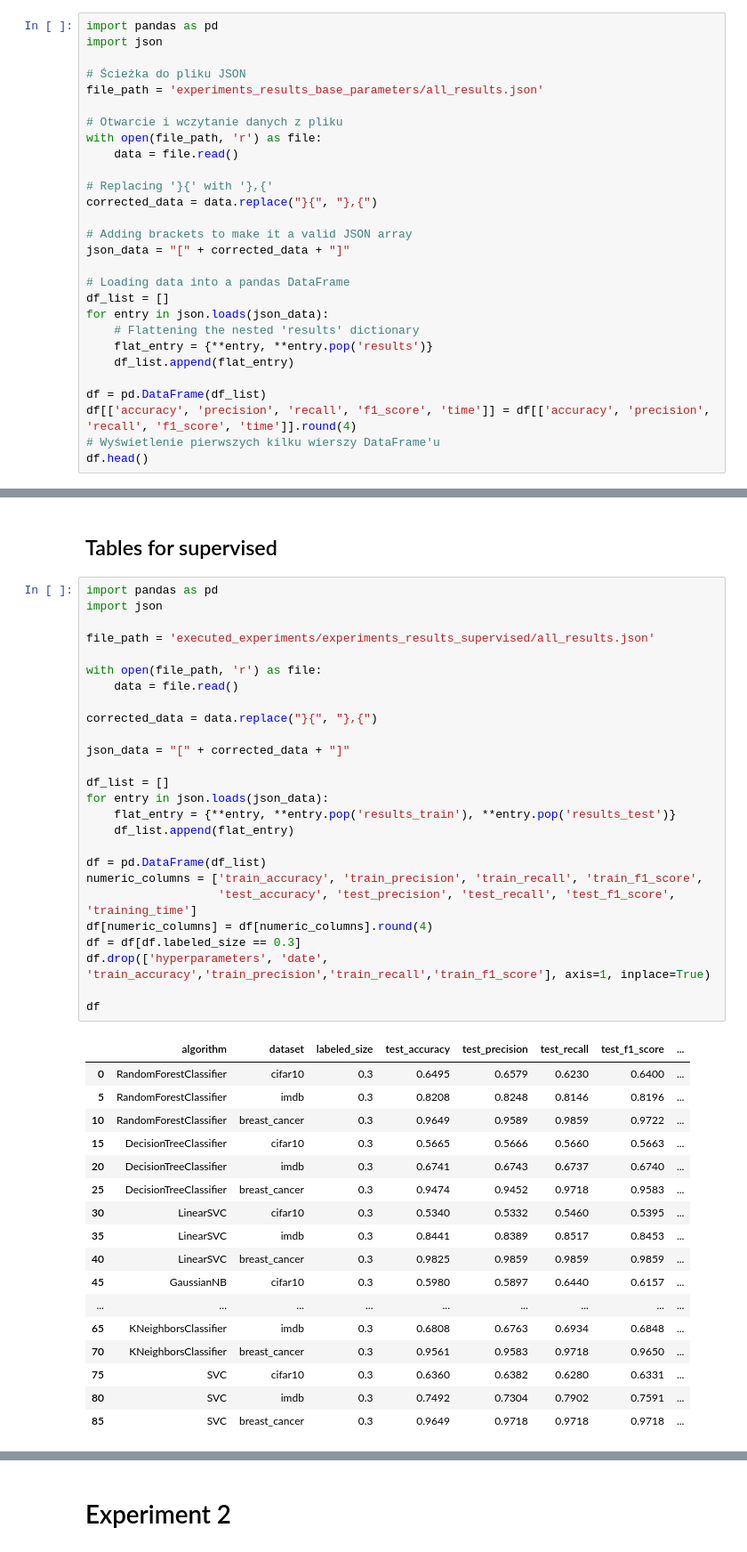
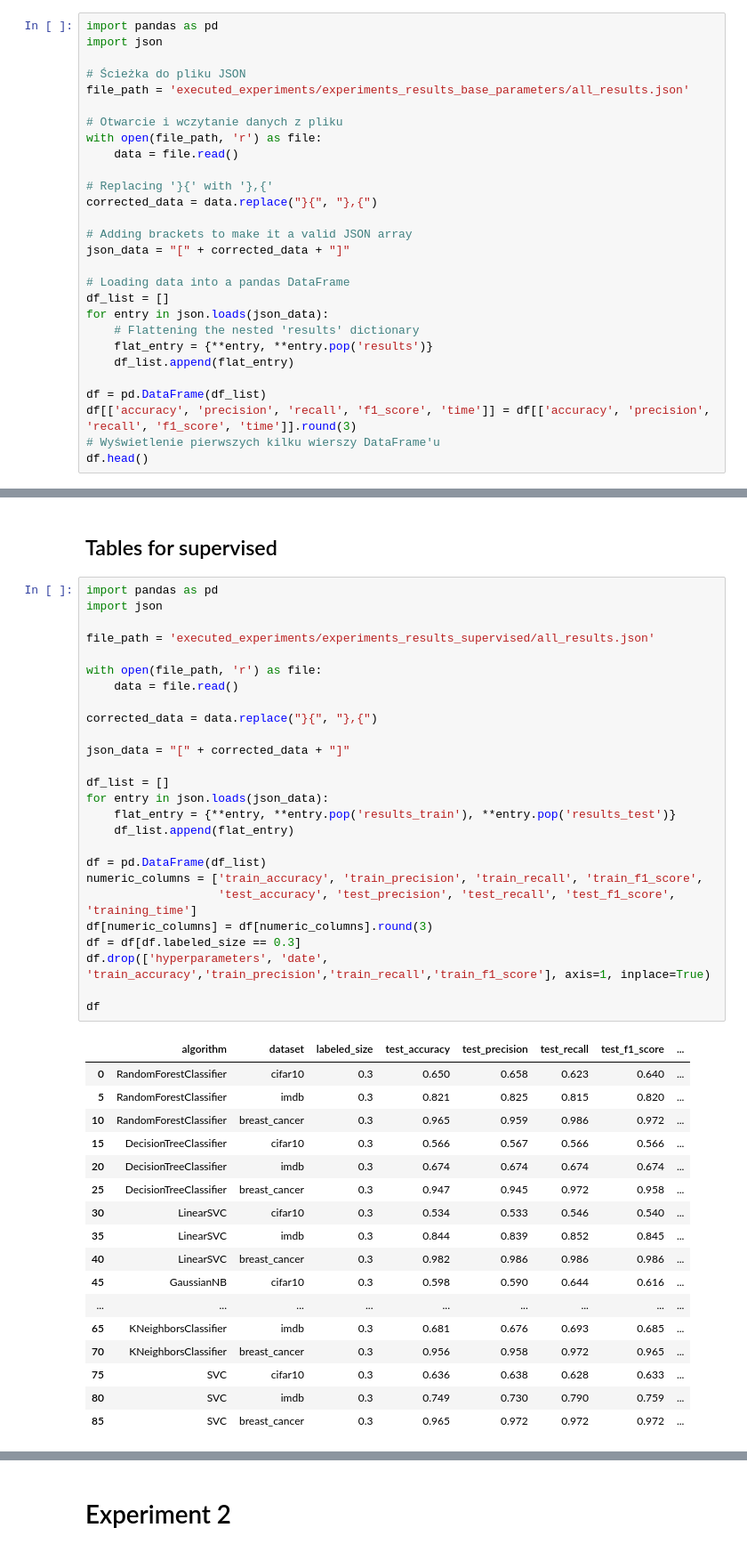
Before and after one commit to github-kamilk/BSc_Thesis, a Jupyter notebook: Experiments_analysis.ipynb, the cells around one changed output, grey strips where cells are left out. Shown at 89% size. Cells and saved outputs as stored; diff of their text form.

```diff
--- a/Experiments_analysis.ipynb
+++ b/Experiments_analysis.ipynb
@@ -5,7 +5,7 @@ import pandas as pd
 import json
 
 # Ścieżka do pliku JSON
-file_path = 'experiments_results_base_parameters/all_results.json'
+file_path = 'executed_experiments/experiments_results_base_parameters/all_results.json'
 
 # Otwarcie i wczytanie danych z pliku
 with open(file_path, 'r') as file:
@@ -25,7 +25,7 @@ for entry in json.loads(json_data):
     df_list.append(flat_entry)
 
 df = pd.DataFrame(df_list)
-df[['accuracy', 'precision', 'recall', 'f1_score', 'time']] = df[['accuracy', 'precision', 'recall', 'f1_score', 'time']].round(4)
+df[['accuracy', 'precision', 'recall', 'f1_score', 'time']] = df[['accuracy', 'precision', 'recall', 'f1_score', 'time']].round(3)
 # Wyświetlenie pierwszych kilku wierszy DataFrame'u
 df.head()
 # %% [output]
@@ -100,45 +100,45 @@ df[df.dataset=='breast_cancer']
 # %%
 import pandas as pd
 import json
 
 file_path = 'executed_experiments/experiments_results_supervised/all_results.json'
 
 with open(file_path, 'r') as file:
     data = file.read()
 
 corrected_data = data.replace("}{", "},{")
 
 json_data = "[" + corrected_data + "]"
 
 df_list = []
 for entry in json.loads(json_data):
     flat_entry = {**entry, **entry.pop('results_train'), **entry.pop('results_test')}
     df_list.append(flat_entry)
 
 df = pd.DataFrame(df_list)
 numeric_columns = ['train_accuracy', 'train_precision', 'train_recall', 'train_f1_score',
                    'test_accuracy', 'test_precision', 'test_recall', 'test_f1_score', 'training_time']
-df[numeric_columns] = df[numeric_columns].round(4)
+df[numeric_columns] = df[numeric_columns].round(3)
 df = df[df.labeled_size == 0.3]
 df.drop(['hyperparameters', 'date', 'train_accuracy','train_precision','train_recall','train_f1_score'], axis=1, inplace=True)
 
 df
 # %% [output]
 |  | algorithm | dataset | labeled_size | test_accuracy | test_precision | test_recall | test_f1_score | ... |
-| 0 | RandomForestClassifier | cifar10 | 0.3 | 0.6495 | 0.6579 | 0.6230 | 0.6400 | ... |
-| 5 | RandomForestClassifier | imdb | 0.3 | 0.8208 | 0.8248 | 0.8146 | 0.8196 | ... |
-| 10 | RandomForestClassifier | breast_cancer | 0.3 | 0.9649 | 0.9589 | 0.9859 | 0.9722 | ... |
-| 15 | DecisionTreeClassifier | cifar10 | 0.3 | 0.5665 | 0.5666 | 0.5660 | 0.5663 | ... |
-| 20 | DecisionTreeClassifier | imdb | 0.3 | 0.6741 | 0.6743 | 0.6737 | 0.6740 | ... |
-| 25 | DecisionTreeClassifier | breast_cancer | 0.3 | 0.9474 | 0.9452 | 0.9718 | 0.9583 | ... |
-| 30 | LinearSVC | cifar10 | 0.3 | 0.5340 | 0.5332 | 0.5460 | 0.5395 | ... |
-| 35 | LinearSVC | imdb | 0.3 | 0.8441 | 0.8389 | 0.8517 | 0.8453 | ... |
-| 40 | LinearSVC | breast_cancer | 0.3 | 0.9825 | 0.9859 | 0.9859 | 0.9859 | ... |
-| 45 | GaussianNB | cifar10 | 0.3 | 0.5980 | 0.5897 | 0.6440 | 0.6157 | ... |
+| 0 | RandomForestClassifier | cifar10 | 0.3 | 0.650 | 0.658 | 0.623 | 0.640 | ... |
+| 5 | RandomForestClassifier | imdb | 0.3 | 0.821 | 0.825 | 0.815 | 0.820 | ... |
+| 10 | RandomForestClassifier | breast_cancer | 0.3 | 0.965 | 0.959 | 0.986 | 0.972 | ... |
+| 15 | DecisionTreeClassifier | cifar10 | 0.3 | 0.566 | 0.567 | 0.566 | 0.566 | ... |
+| 20 | DecisionTreeClassifier | imdb | 0.3 | 0.674 | 0.674 | 0.674 | 0.674 | ... |
+| 25 | DecisionTreeClassifier | breast_cancer | 0.3 | 0.947 | 0.945 | 0.972 | 0.958 | ... |
+| 30 | LinearSVC | cifar10 | 0.3 | 0.534 | 0.533 | 0.546 | 0.540 | ... |
+| 35 | LinearSVC | imdb | 0.3 | 0.844 | 0.839 | 0.852 | 0.845 | ... |
+| 40 | LinearSVC | breast_cancer | 0.3 | 0.982 | 0.986 | 0.986 | 0.986 | ... |
+| 45 | GaussianNB | cifar10 | 0.3 | 0.598 | 0.590 | 0.644 | 0.616 | ... |
 | ... | ... | ... | ... | ... | ... | ... | ... | ... |
-| 65 | KNeighborsClassifier | imdb | 0.3 | 0.6808 | 0.6763 | 0.6934 | 0.6848 | ... |
-| 70 | KNeighborsClassifier | breast_cancer | 0.3 | 0.9561 | 0.9583 | 0.9718 | 0.9650 | ... |
-| 75 | SVC | cifar10 | 0.3 | 0.6360 | 0.6382 | 0.6280 | 0.6331 | ... |
-| 80 | SVC | imdb | 0.3 | 0.7492 | 0.7304 | 0.7902 | 0.7591 | ... |
-| 85 | SVC | breast_cancer | 0.3 | 0.9649 | 0.9718 | 0.9718 | 0.9718 | ... |
+| 65 | KNeighborsClassifier | imdb | 0.3 | 0.681 | 0.676 | 0.693 | 0.685 | ... |
+| 70 | KNeighborsClassifier | breast_cancer | 0.3 | 0.956 | 0.958 | 0.972 | 0.965 | ... |
+| 75 | SVC | cifar10 | 0.3 | 0.636 | 0.638 | 0.628 | 0.633 | ... |
+| 80 | SVC | imdb | 0.3 | 0.749 | 0.730 | 0.790 | 0.759 | ... |
+| 85 | SVC | breast_cancer | 0.3 | 0.965 | 0.972 | 0.972 | 0.972 | ... |
 # %%
```
Also changed, not shown: parts of 20 cells of this notebook, 3 other files.
